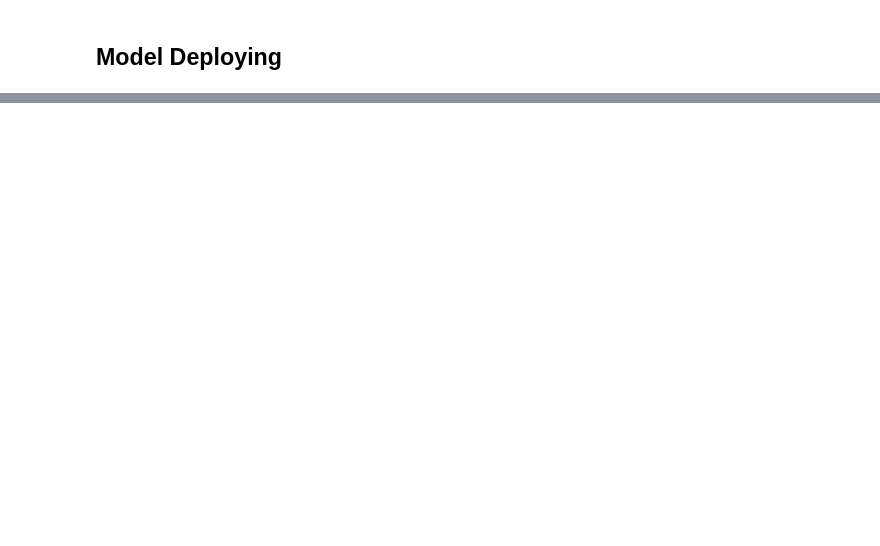
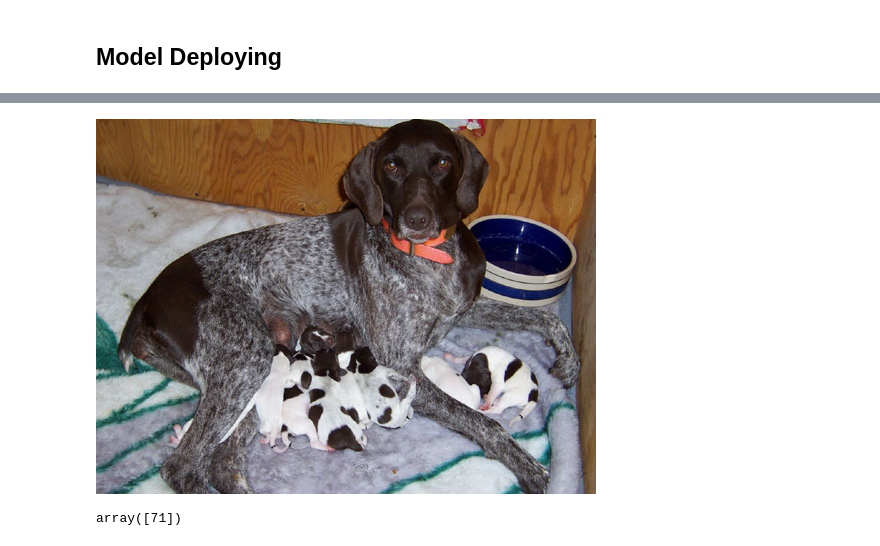
Before and after one commit to soyaoki/AWSMLE-Image-Classification-using-AWS-SageMaker, a Jupyter notebook: train_and_deploy.ipynb, the cells around one changed output, grey strips where cells are left out. Drawn from its saved outputs; the diff is of its cells as text; code cells hidden in the pictures; blank space fills up the shorter version.

```diff
--- a/train_and_deploy.ipynb
+++ b/train_and_deploy.ipynb
@@ -526,0 +497,2 @@ print(response)
+# %%
+response=predictor.predict(img_bytes, initial_args={"ContentType": "image/jpeg"})
@@ -526,0 +507,4 @@ print(response)
+# %%
+Image.open(io.BytesIO(img_bytes))
+# %% [output]
+[figure, added]
@@ -526,0 +513,4 @@ print(response)
+# %%
+np.argmax(response, 1)
+# %% [output]
+array([71])
```
Also changed, not shown: parts of 41 cells of this notebook, 25 other files.
